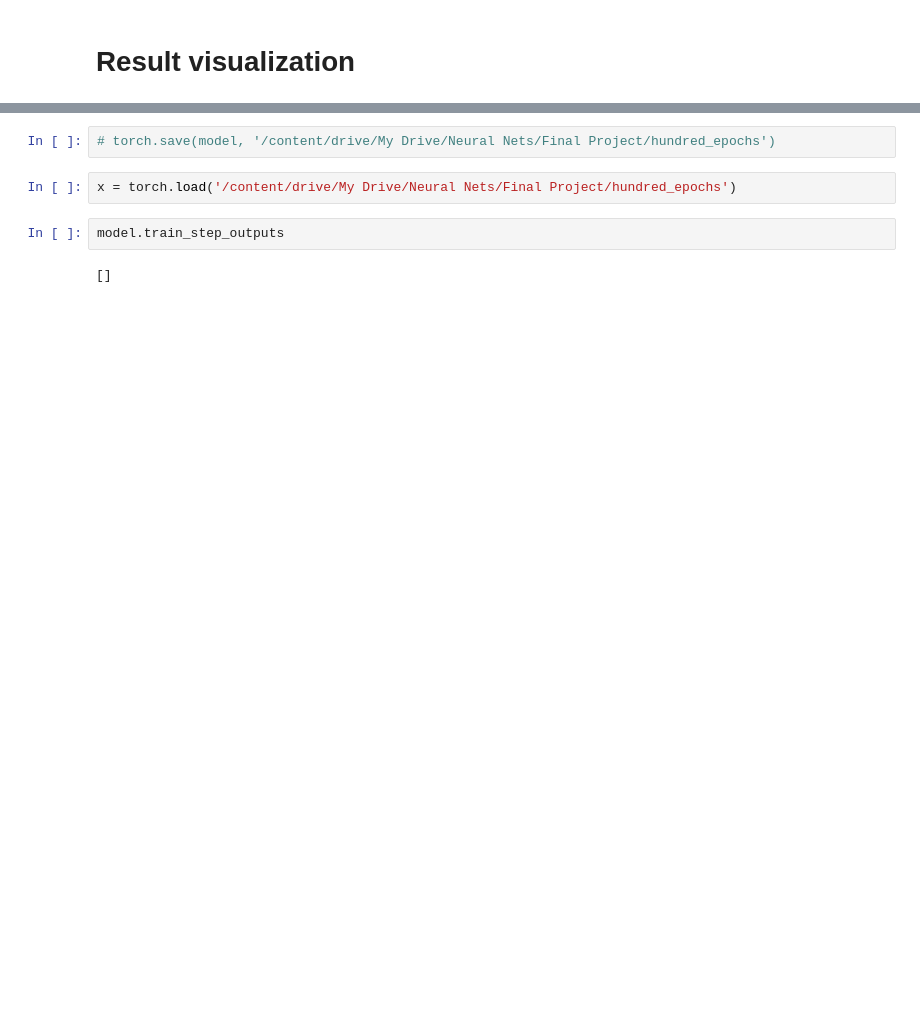
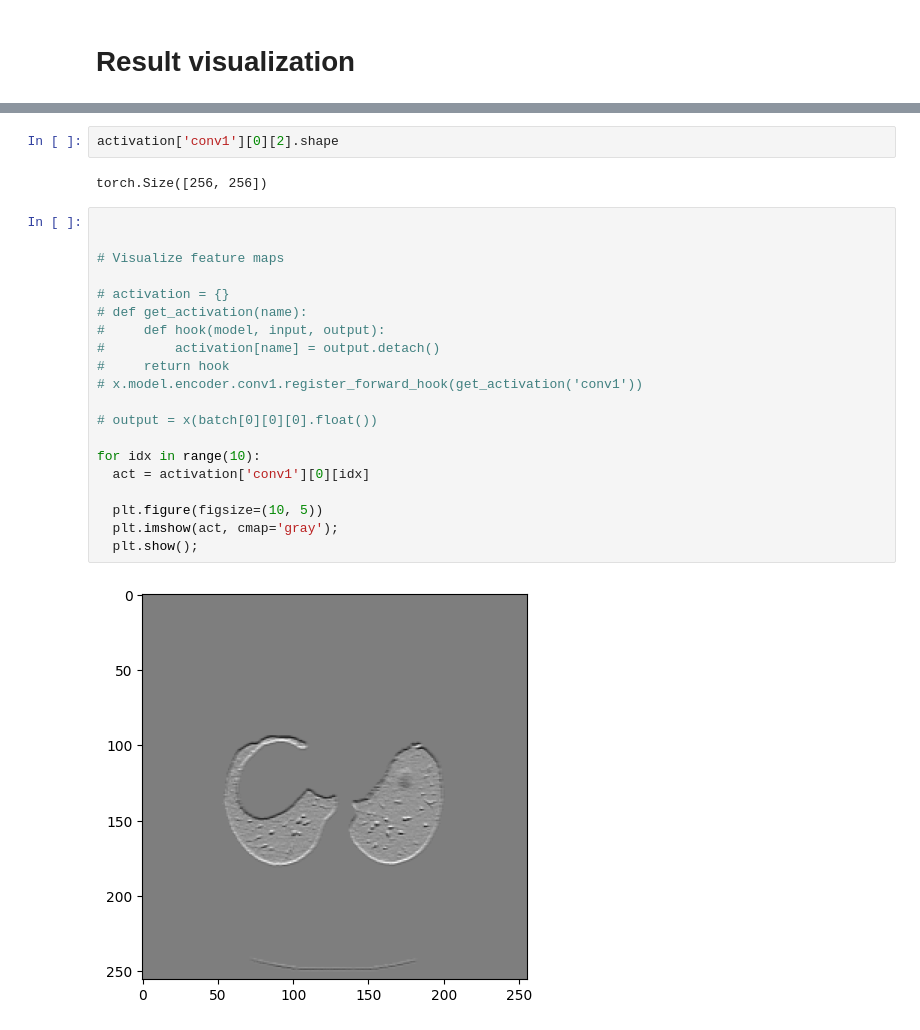
Before and after one commit to DataScienceAndEngineering/deep-learning-final-project-lung-cancer-tumor-segmentation, a Jupyter notebook: notebooks/Binary_segmentation_intro.ipynb, the cells around one changed output, grey strips where cells are left out. Cells and saved outputs as stored; diff of their text form; blank space fills up the shorter version.

```diff
--- a/notebooks/Binary_segmentation_intro.ipynb
+++ b/notebooks/Binary_segmentation_intro.ipynb
@@ -420,9 +392,27 @@ for image, gt_mask, pr_mask in zip(batch[0], batch[1], pr_masks):
 ... (4 outputs left out)
-# %%
-# torch.save(model, '/content/drive/My Drive/Neural Nets/Final Project/hundred_epochs')
-# %%
-x = torch.load('/content/drive/My Drive/Neural Nets/Final Project/hundred_epochs')
-# %%
-model.train_step_outputs
-# %% [output]
-[]
+# %%
+activation['conv1'][0][2].shape
+# %% [output]
+torch.Size([256, 256])
+# %%
+
+
+# Visualize feature maps
+
+# activation = {}
+# def get_activation(name):
+#     def hook(model, input, output):
+#         activation[name] = output.detach()
+#     return hook
+# x.model.encoder.conv1.register_forward_hook(get_activation('conv1'))
+
+# output = x(batch[0][0][0].float())
+
+for idx in range(10):
+  act = activation['conv1'][0][idx]
+
+  plt.figure(figsize=(10, 5))
+  plt.imshow(act, cmap='gray');
+  plt.show();
+# %% [output]
+[figure, added]
```
Also changed, not shown: parts of 18 cells of this notebook.
